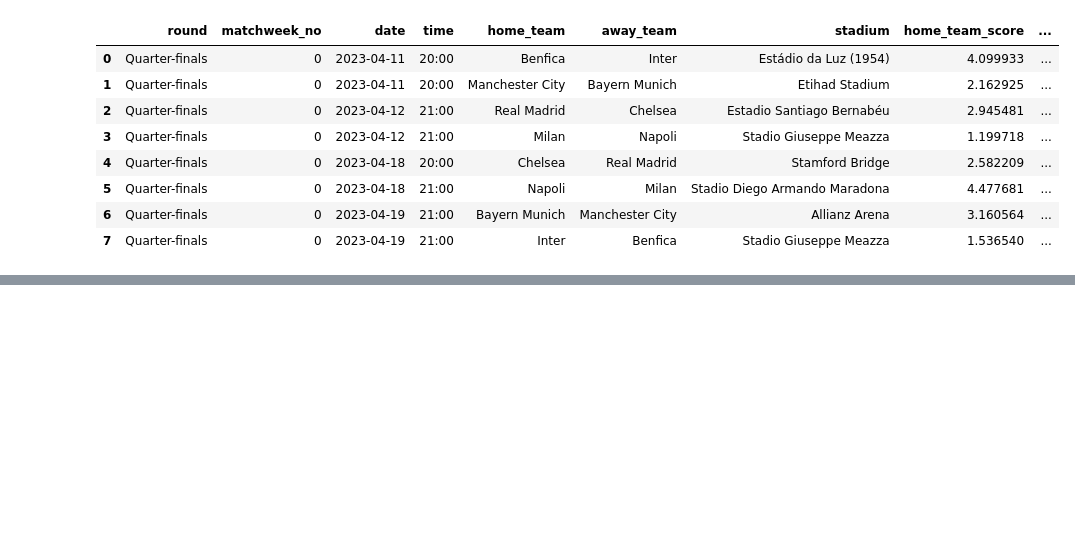
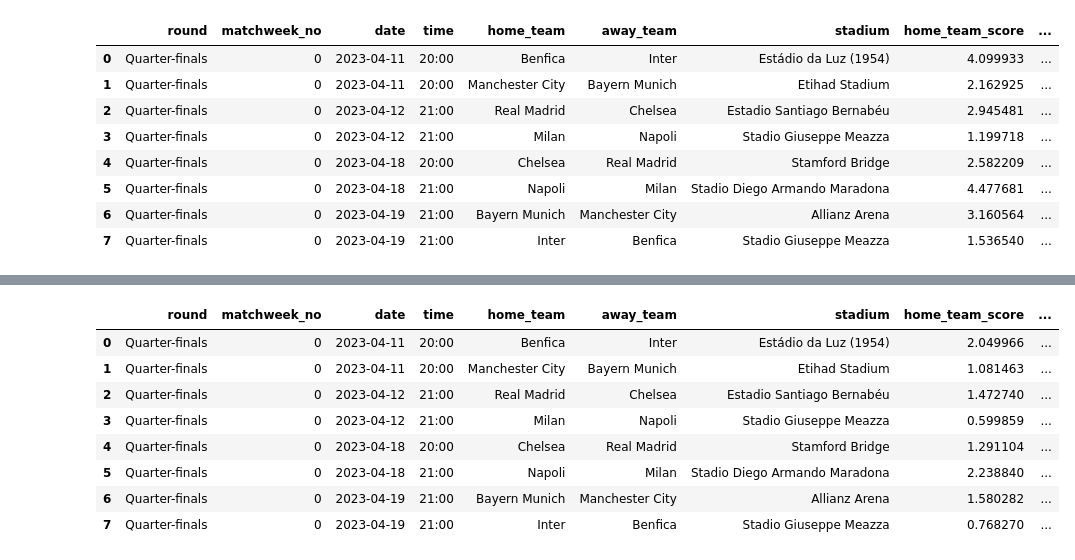
Before and after one commit to agomolka/MASem2ChampionsLeaguePrediction, a Jupyter notebook: 2_UEFA_Champions_League_prediction.ipynb, the cells around one changed output, grey strips where cells are left out. Saved outputs shown, nothing was run; the diff lists cells and outputs as text; code cells hidden in the pictures; blank space fills up the shorter version.

```diff
--- a/2_UEFA_Champions_League_prediction.ipynb
+++ b/2_UEFA_Champions_League_prediction.ipynb
@@ -144,0 +164,13 @@ df_test
+# %%
+#for input data: 2022-09
+df_test
+# %% [output]
+|  | round | matchweek_no | date | time | home_team | away_team | stadium | home_team_score | ... |
+| 0 | Quarter-finals | 0 | 2023-04-11 | 20:00 | Benfica | Inter | Estádio da Luz (1954) | 2.049966 | ... |
+| 1 | Quarter-finals | 0 | 2023-04-11 | 20:00 | Manchester City | Bayern Munich | Etihad Stadium | 1.081463 | ... |
+| 2 | Quarter-finals | 0 | 2023-04-12 | 21:00 | Real Madrid | Chelsea | Estadio Santiago Bernabéu | 1.472740 | ... |
+| 3 | Quarter-finals | 0 | 2023-04-12 | 21:00 | Milan | Napoli | Stadio Giuseppe Meazza | 0.599859 | ... |
+| 4 | Quarter-finals | 0 | 2023-04-18 | 20:00 | Chelsea | Real Madrid | Stamford Bridge | 1.291104 | ... |
+| 5 | Quarter-finals | 0 | 2023-04-18 | 21:00 | Napoli | Milan | Stadio Diego Armando Maradona | 2.238840 | ... |
+| 6 | Quarter-finals | 0 | 2023-04-19 | 21:00 | Bayern Munich | Manchester City | Allianz Arena | 1.580282 | ... |
+| 7 | Quarter-finals | 0 | 2023-04-19 | 21:00 | Inter | Benfica | Stadio Giuseppe Meazza | 0.768270 | ... |
```
Also changed, not shown: parts of 4 cells of this notebook, 1 other file.
